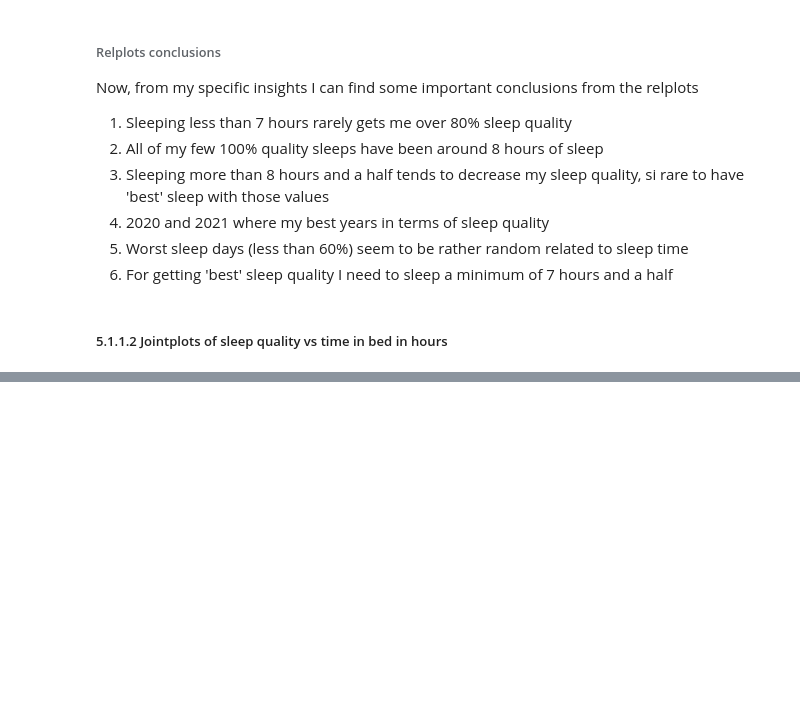
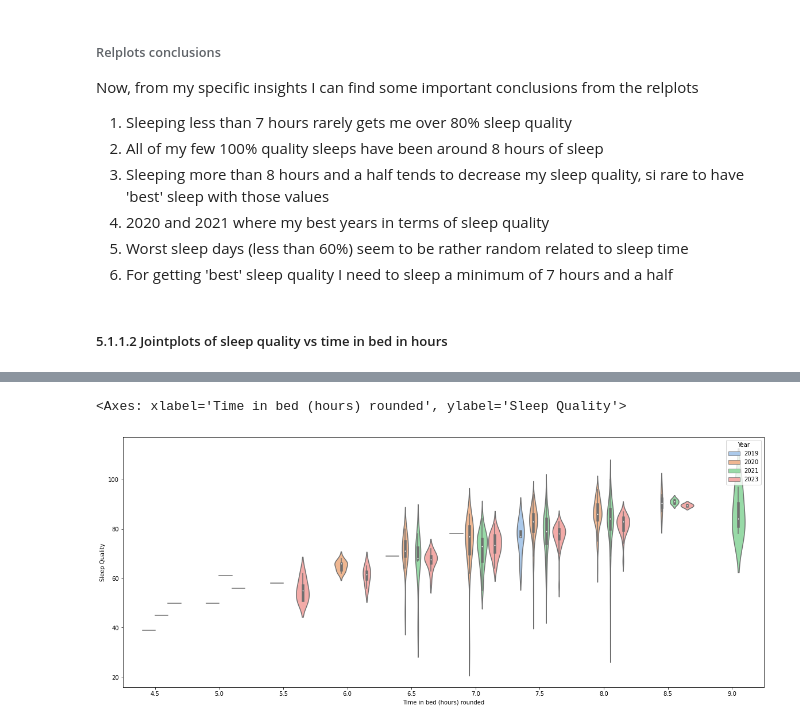
Before and after one commit to JRamirex/SleepCycleAnalyzer, a Jupyter notebook: SleepAnalyzer.ipynb, the cells around one changed output, grey strips where cells are left out. Drawn from its saved outputs; the diff is of its cells as text; code cells hidden in the pictures; blank space fills up the shorter version.

```diff
--- a/SleepAnalyzer.ipynb
+++ b/SleepAnalyzer.ipynb
@@ -501,0 +515,10 @@ plt.show()
+# %%
+# Year by year violin plot
+# Set the figure size
+fig, ax = plt.subplots(figsize=(20, 8))
+
+# Plots a violin plot for every year comparing the time in bed (hours) rounded and the sleep quality
+sns.violinplot(x="Time in bed (hours) rounded", y="Sleep Quality", hue="Year", data=sleepData, palette="pastel")
+# %% [output]
+<Axes: xlabel='Time in bed (hours) rounded', ylabel='Sleep Quality'>
+[figure, added]
```
Also changed, not shown: parts of 38 cells of this notebook, 1 other file.
